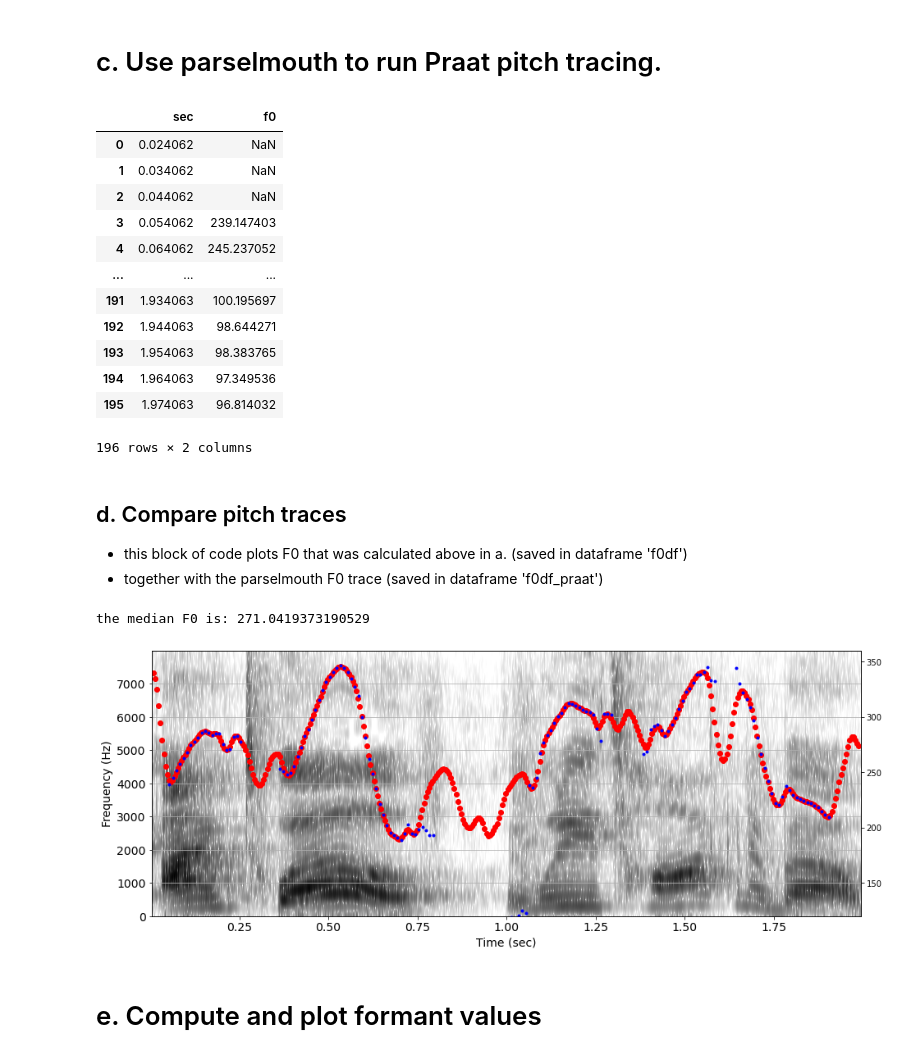
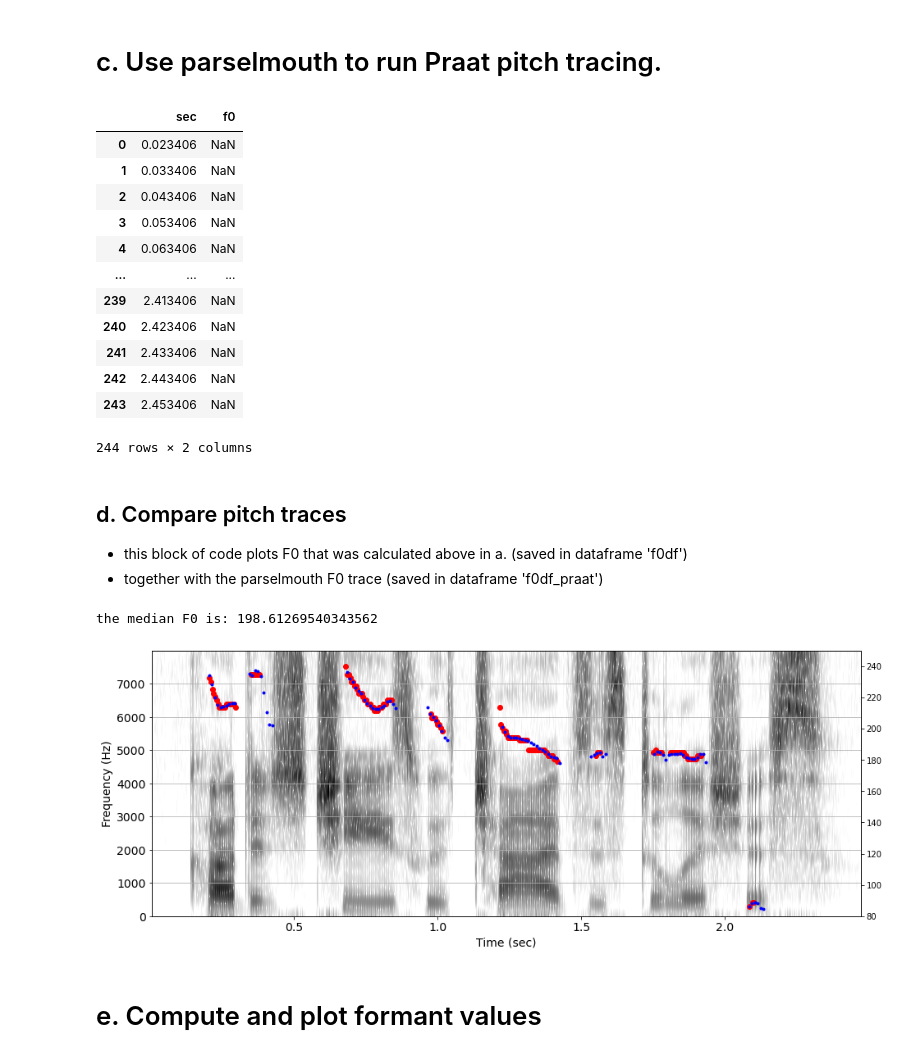
Before and after one commit to phonetics-projects/phonlab, a Jupyter notebook: examples/2_Acoustic_measurements.ipynb, the cells around one changed output. Cells and saved outputs as stored; diff of their text form; code cells hidden in the pictures.

```diff
--- a/examples/2_Acoustic_measurements.ipynb
+++ b/examples/2_Acoustic_measurements.ipynb
@@ -13,4 +13,6 @@ import seaborn as sns
 import pandas as pd
 
 print(phon.__name__,phon.__version__)
+
+AUDIO = importlib.resources.files('phonlab') / 'data' / 'example_audio'
 # %% [output]
@@ -21,10 +23,9 @@ phonlab 0.0.52
 * look at the [phonlab documentation](https://phonlab.readthedocs.io/en/latest/acoustphon.html#pitch-tracking) to see the different pitch tracking functions available.
 * note how we can add a trace to the spectrogram by getting the matplotlib axes object from sgram.
 # %%
-example_file = importlib.resources.files('phonlab') / 'data' / 'example_audio' / 'stereo.wav'
-local_file = 'dimex/s09003.wav'
+example_file = AUDIO / 'sf3_cln.wav'
 
-x,fs = phon.loadsig(local_file,chansel=[0])
+x,fs = phon.loadsig(example_file,chansel=[0])
 f0df = phon.get_f0(x,fs,f0_range=[181,360])
 f0df.head()
 # %% [output]
@@ -37,13 +38,18 @@ f0df.head()
 # %%
 
 x,fs = phon.loadsig(example_file,chansel=[0])
-f0df = phon.get_f0(x,fs,f0_range=[180,360])
+f0df = phon.get_f0_shs(x,fs,f0_range=[60,300])
+
+vaddf = phon.VAD(x,fs)
+f0df = phon.align_timeseries(f0df, vaddf, ts='sec',
+                             other_columns=['voiced','probv'])
+f0df.loc[f0df["probv"] < 0.9, ("f0")] = np.nan # ignore nonvocalic formants
+
 
 # make a plot
-ret = phon.sgram(x,fs,cmap='Grays') # draw a spectrogram of the sound
-ax1 = ret[0]  # get the plot axis
+ax1,f,t,Sxx = phon.sgram(x,fs,cmap='Grays') # draw a spectrogram of the sound
 ax2 = ax1.twinx()  # and twin it for plotting f0
-ax2.plot(f0df.sec, f0df.f0, 'wd')
+ax2.plot(f0df.sec, f0df.f0, 'rd')
 #ax2.set_ylim(120,360)
 Audio(x,rate=fs)
 # %% [output]
@@ -90,27 +85,27 @@ print(f0df)
 # %% [markdown]
 # c. Use parselmouth to run Praat pitch tracing.
 # %%
-example_file = importlib.resources.files('phonlab') / 'data/example_audio/stereo.wav'
+example_file = AUDIO / 'sf3_cln.wav'
 
-pitch = parselmouth.Sound(str(example_file)).extract_left_channel().to_pitch()  # create a Praat Sound object
-#pitch = snd.to_pitch()  # create a Praat pitch object
+snd = parselmouth.Sound(str(example_file)) # create a Praat Sound object
+pitch = snd.to_pitch()  # create a Praat pitch object
 f0df_praat = phon.pitch_to_df(pitch)  # convert it into a Pandas dataframe
 
 f0df_praat
 # %% [output]
 |  | sec | f0 |
-| 0 | 0.024062 | NaN |
-| 1 | 0.034062 | NaN |
-| 2 | 0.044062 | NaN |
-| 3 | 0.054062 | 239.147403 |
-| 4 | 0.064062 | 245.237052 |
+| 0 | 0.023406 | NaN |
+| 1 | 0.033406 | NaN |
+| 2 | 0.043406 | NaN |
+| 3 | 0.053406 | NaN |
+| 4 | 0.063406 | NaN |
 | ... | ... | ... |
-| 191 | 1.934063 | 100.195697 |
-| 192 | 1.944063 | 98.644271 |
-| 193 | 1.954063 | 98.383765 |
-| 194 | 1.964063 | 97.349536 |
-| 195 | 1.974063 | 96.814032 |
+| 239 | 2.413406 | NaN |
+| 240 | 2.423406 | NaN |
+| 241 | 2.433406 | NaN |
+| 242 | 2.443406 | NaN |
+| 243 | 2.453406 | NaN |
-196 rows × 2 columns
+244 rows × 2 columns
 # %% [markdown]
 ## d. Compare pitch traces
 
@@ -119,17 +114,17 @@ f0df_praat
 # %%
 ret = phon.sgram(x,fs,cmap='Greys') # draw a spectrogram of the sound
 
 ax1 = ret[0]  # get the plot axis
 ax2 = ax1.twinx()  # and twin it for plotting f0
-ax2.plot(f0df.sec, f0df.smoothed_f0, 'ro')
+ax2.plot(f0df.sec, f0df.f0, 'ro')
 ax2.plot(f0df_praat.sec, f0df_praat.f0, 'b.')
 
-ax2.set_ylim(120,360)
-f0median = np.median(f0df.smoothed_f0)
+ax2.set_ylim(80,250)
+f0median = np.nanmedian(f0df.f0)
 print(f"the median F0 is: {f0median}")
 # %% [output]
-the median F0 is: 271.0419373190529
+the median F0 is: 198.61269540343562
-[figure, old version]
+[figure, new version]
 # %% [markdown]
 # e. Compute and plot formant values
 # %%
```
Also changed, not shown: parts of 12 cells of this notebook, 4 other files.
